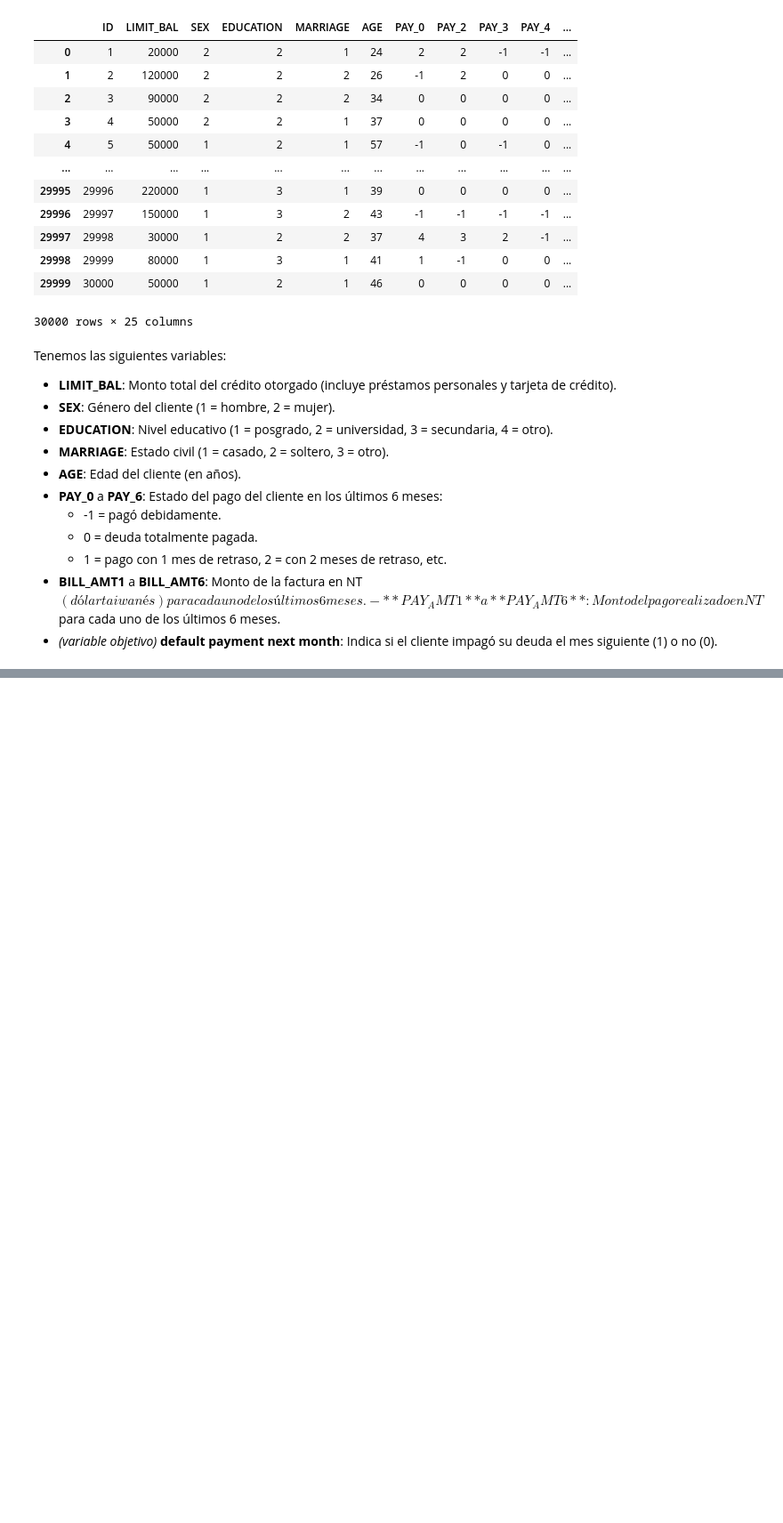
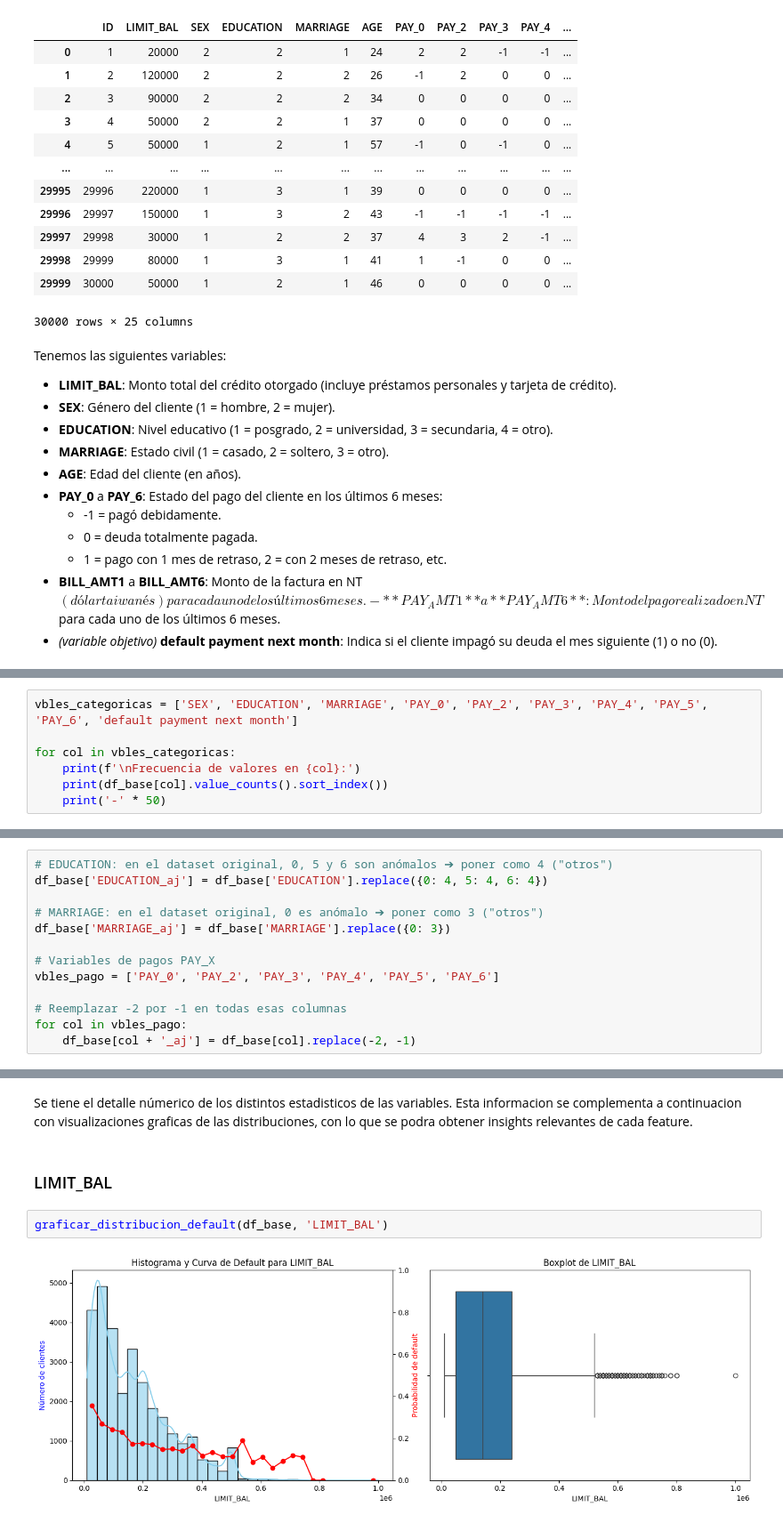
Before and after one commit to Sergi-06/Calibracion_Feedback1, a Jupyter notebook: Feedback1.ipynb, the cells around one changed output, grey strips where cells are left out. Shown: that part at 89% size. Cells and saved outputs as stored; diff of their text form; blank space fills up the shorter version.

```diff
--- a/Feedback1.ipynb
+++ b/Feedback1.ipynb
@@ -47,0 +172,7 @@ Tenemos las siguientes variables:
+# %%
+vbles_categoricas = ['SEX', 'EDUCATION', 'MARRIAGE', 'PAY_0', 'PAY_2', 'PAY_3', 'PAY_4', 'PAY_5', 'PAY_6', 'default payment next month']
+
+for col in vbles_categoricas:
+    print(f'\nFrecuencia de valores en {col}:')
+    print(df_base[col].value_counts().sort_index())
+    print('-' * 50)
@@ -47,0 +206,13 @@ Tenemos las siguientes variables:
+# %%
+# EDUCATION: en el dataset original, 0, 5 y 6 son anómalos ➔ poner como 4 ("otros")
+df_base['EDUCATION_aj'] = df_base['EDUCATION'].replace({0: 4, 5: 4, 6: 4})
+
+# MARRIAGE: en el dataset original, 0 es anómalo ➔ poner como 3 ("otros")
+df_base['MARRIAGE_aj'] = df_base['MARRIAGE'].replace({0: 3})
+
+# Variables de pagos PAY_X
+vbles_pago = ['PAY_0', 'PAY_2', 'PAY_3', 'PAY_4', 'PAY_5', 'PAY_6']
+
+# Reemplazar -2 por -1 en todas esas columnas
+for col in vbles_pago:
+    df_base[col + '_aj'] = df_base[col].replace(-2, -1)
@@ -47,0 +341,8 @@ Tenemos las siguientes variables:
+# %% [markdown]
+Se tiene el detalle númerico de los distintos estadisticos de las variables. Esta informacion se complementa a continuacion con visualizaciones graficas de las distribuciones, con lo que se podra obtener insights relevantes de cada feature.
+# %% [markdown]
+### LIMIT_BAL
+# %%
+graficar_distribucion_default(df_base, 'LIMIT_BAL')
+# %% [output]
+[figure, added]
```
Also changed, not shown: parts of 39 cells of this notebook.
